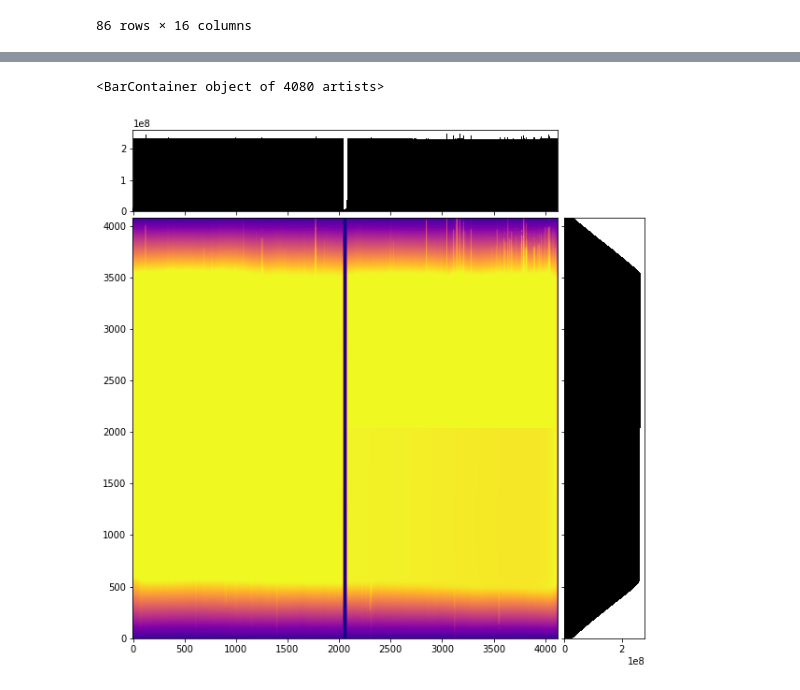
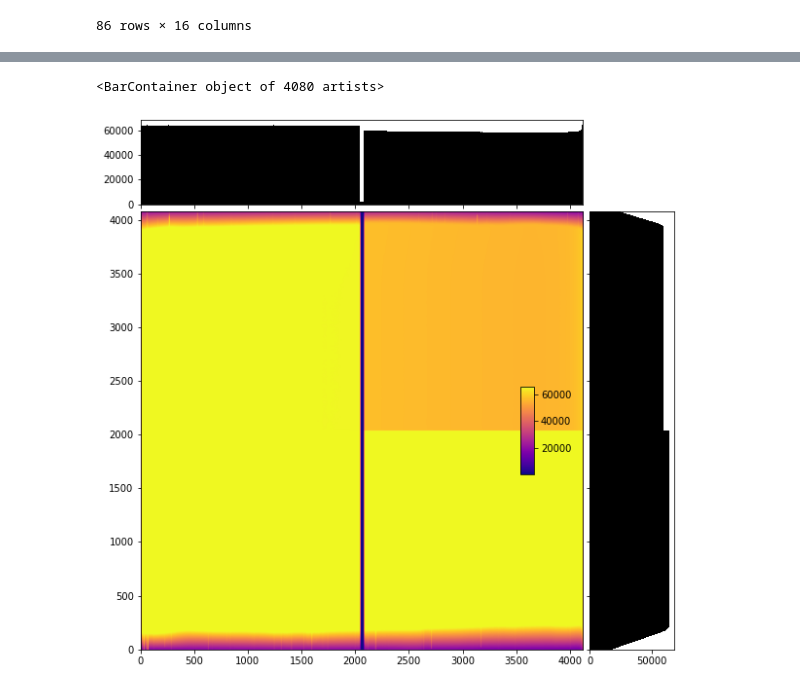
Before and after one commit to sdss/lvmdrp, a Jupyter notebook: docs/nb/lab-analysis.ipynb, the cells around one changed output, grey strips where cells are left out. Cells and saved outputs as stored; diff of their text form; code cells hidden in the pictures.

```diff
--- a/docs/nb/lab-analysis.ipynb
+++ b/docs/nb/lab-analysis.ipynb
@@ -65,3 +68,12 @@ frames_meta_match
 |  | sdR-s-z1-00000415.fits.gz | 415 | 10/08/2021 | SBS | NaN | NaN | sp1 | z1 | NaN | ... |
 | 59437 | sdR-s-b1-00000437.fits.gz | 437 | 11/08/2021 | SBS | NaN | NaN | sp1 | b1 | NaN | ... |
 86 rows × 16 columns
+# %%
+iframe = 0
+
+frame = fits.open(frames_meta_match.filepath.values[iframe])
+
+ny, nx = frame[0].data.shape
+data = frame[0].data
+
+frame[0].header
@@ -68,35 +101,30 @@ frames_meta_match
 # %%
-iframe = 11
-
-frame = fits.open(frames_meta_match.filepath.values[iframe])
-
-ny, nx = frame[0].data.shape
-data = frame[0].data
-
 fig, ax = plt.subplots(figsize=(10,10))
 
 im = ax.imshow(data, origin="lower", cmap="plasma")
 ax.set_aspect(1.)
 
 divider = make_axes_locatable(ax)
 
 ax_histx = divider.append_axes("top", 1.2, pad=0.1, sharex=ax)
 ax_histy = divider.append_axes("right", 1.2, pad=0.1, sharey=ax)
-# ax_color = inset_axes(
-#     ax,
-#     width="1%",
-#     height="5%",
-#     loc='upper right',
-#     bbox_to_anchor=(1., 1., 0.5, 0.5),
-#     bbox_transform=ax.transAxes,
-#     borderpad=0
-# )
+ax_color = inset_axes(
+    ax,
+    width="3%",
+    height="20%",
+    loc='center right',
+    borderpad=5
+)
 
 ax_histx.xaxis.set_tick_params(labelbottom=False)
 ax_histy.yaxis.set_tick_params(labelleft=False)
+# ax_histx.set_yscale("log")
+# ax_histy.set_xscale("log")
 
-ax_histx.bar(np.arange(nx), height=data.sum(axis=0), width=1, lw=0, align="center", color="k")
-ax_histy.barh(np.arange(ny), width=data.sum(axis=1), height=1, lw=0, align="center", color="k")
+cb = plt.colorbar(im, cax=ax_color)
+
+ax_histx.bar(np.arange(nx), height=data.mean(axis=0), width=1, lw=0, align="center", color="k")
+ax_histy.barh(np.arange(ny), width=data.mean(axis=1), height=1, lw=0, align="center", color="k")
 # %% [output]
 <BarContainer object of 4080 artists>
-[figure, old version]
+[figure, new version]
```
Also changed, not shown: parts of 14 cells of this notebook.
